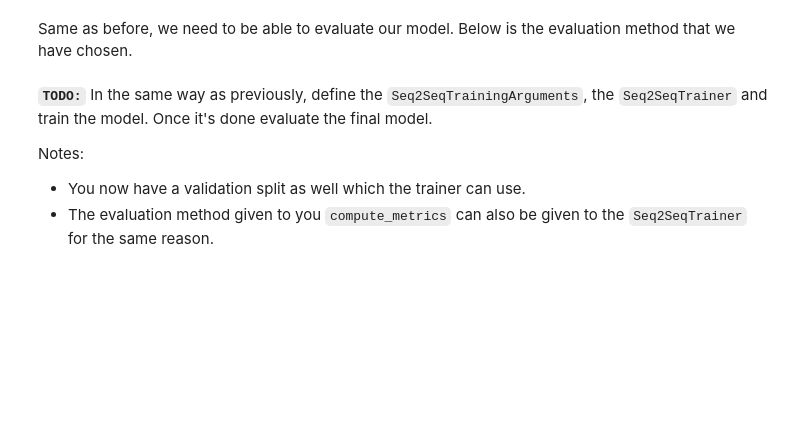
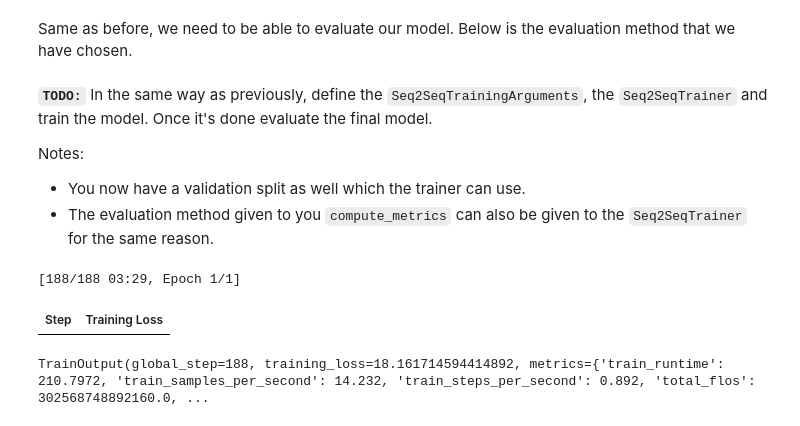
Before and after one commit to zrq0903/nlp_25, a Jupyter notebook: Exercises/07 - Finetuning and Prompting/0. Finetuning.ipynb, the cells around one changed output. Saved outputs shown, nothing was run; the diff lists cells and outputs as text; code cells hidden in the pictures; blank space fills up the shorter version.

```diff
--- a/Exercises/07 - Finetuning and Prompting/0. Finetuning.ipynb
+++ b/Exercises/07 - Finetuning and Prompting/0. Finetuning.ipynb
@@ -244,3 +371,6 @@ Note: The specific tokenizer will require you to `pip install protobuf`.
+# %%
+train_dataset = train_data.map(tokenize_function_2, batched=False)
+eval_dataset = test_data.map(tokenize_function_2, batched=False)
 # %% [markdown]
 ### Evaluate
 - Hugging Face's library for evaluations.
@@ -261,7 +411,7 @@ print(results)
 - The DataCollatorForSeq2Seq is a special collator for sequence-to-sequence tasks (like translation or summarization). It not only handles dynamic padding, but also makes sure that both the inputs and the labels (decoder side) are correctly padded. It can also prepare the labels for the model’s loss function (e.g. replacing padding tokens with -100 so they’re ignored during loss computation).
 - Because of this, the model as well as the tokenizer are required to initialize it: it uses the model’s configuration (e.g. label_pad_token_id, eos_token_id) to ensure that the labels it produces match exactly what the model expects for training and loss calculation.
 # %%
-data_collator = DataCollatorForSeq2Seq(tokenizer, model=model)
+data_collator = DataCollatorForSeq2Seq(tokenizer, model=model, padding=True, max_length=128)
 # %% [markdown]
 Same as before, we need to be able to evaluate our model. Below is the evaluation method that we have chosen.
 # %%
@@ -285,3 +435,34 @@ def compute_metrics(eval_pred):
 Notes:
 - You now have a validation split as well which the trainer can use.
 - The evaluation method given to you `compute_metrics` can also be given to the `Seq2SeqTrainer` for the same reason.
+# %%
+output_dir_name = "wmt14-finetuned-mt5"
+
+training_args_seq2seq = Seq2SeqTrainingArguments(
+    output_dir=output_dir_name,          # Where to save model checkpoints and logs
+    learning_rate=2e-5,                  # Step size for the optimizer (how fast the model learns)
+    per_device_train_batch_size=16,      # Training batch size per GPU/CPU device
+    per_device_eval_batch_size=16,       # Evaluation batch size per GPU/CPU device
+    num_train_epochs=1,                  # Number of times to iterate over the full training dataset
+    weight_decay=0.01,                   # Strength of L2 regularization (helps prevent overfitting)
+    save_strategy="epoch",               # When to save checkpoints ("epoch" = at the end of each epoch)
+    push_to_hub=False,                   # Whether to push the model to the Hugging Face Hub
+    report_to="none",                     # Where to report logs (e.g., "wandb", "tensorboard", "none")
+    predict_with_generate=True # Enable generation for prediction
+)
+# %%
+
+
+trainer_seq2seq = Seq2SeqTrainer(model = model,
+                                 args = training_args_seq2seq,
+                                 train_dataset = train_dataset,
+                                 eval_dataset = eval_dataset,
+                                 tokenizer = tokenizer,
+                                 data_collator = data_collator,
+                                 compute_metrics = compute_metrics)
+# %%
+trainer_seq2seq.train()
+# %% [output]
+[188/188 03:29, Epoch 1/1]
+| Step | Training Loss |
+TrainOutput(global_step=188, training_loss=18.161714594414892, metrics={'train_runtime': 210.7972, 'train_samples_per_second': 14.232, 'train_steps_per_second': 0.892, 'total_flos': 302568748892160.0, ...
```
Also changed, not shown: parts of 19 cells of this notebook.
